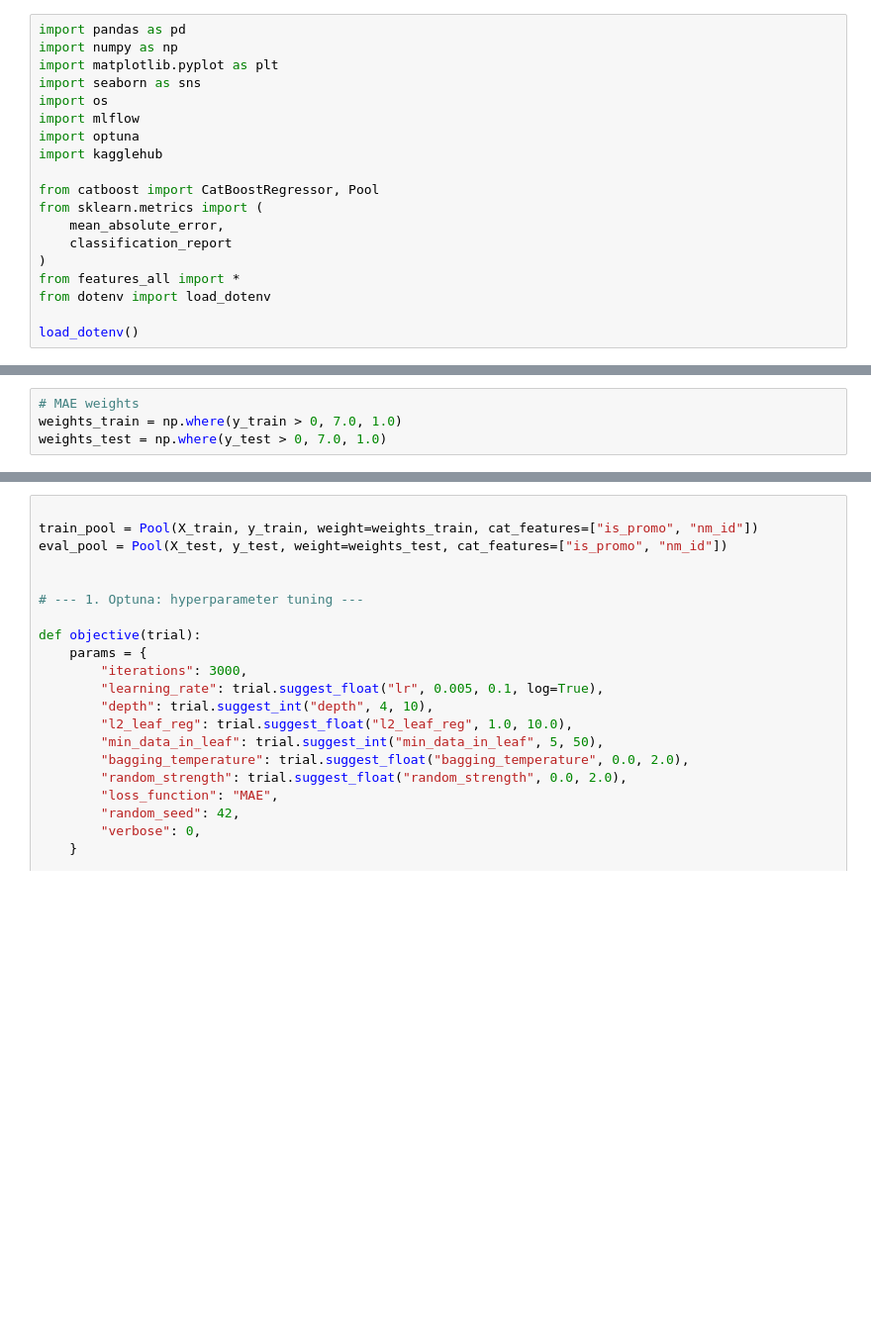
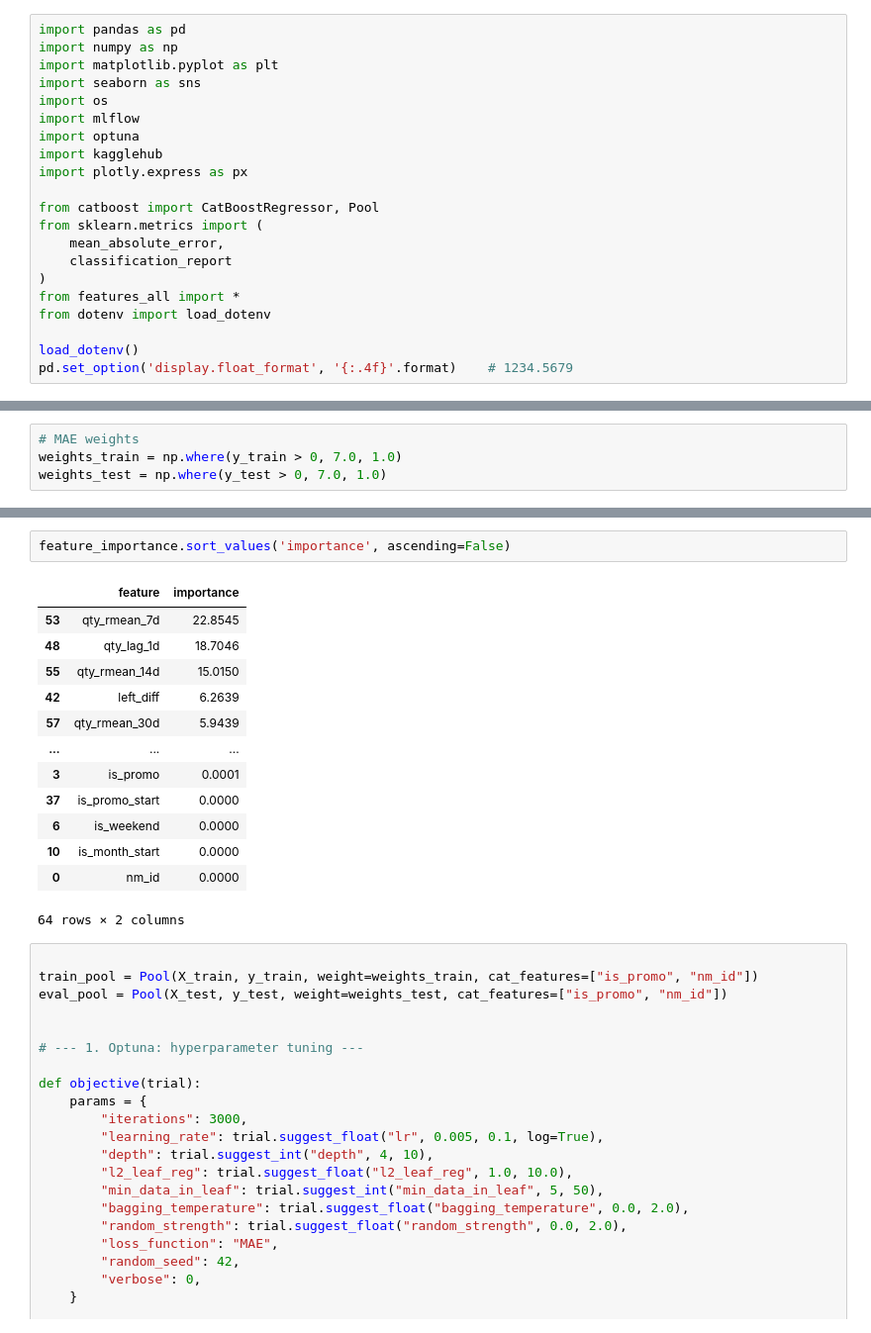
Before and after one commit to Vladislavbro/retail-sales-prediction, a Jupyter notebook: main.ipynb, the cells around one changed output, grey strips where cells are left out. Shown at 99% size. Cells and saved outputs as stored; diff of their text form; blank space fills up the shorter version.

```diff
--- a/main.ipynb
+++ b/main.ipynb
@@ -7,6 +7,7 @@ import os
 import mlflow
 import optuna
 import kagglehub
+import plotly.express as px
 
 from catboost import CatBoostRegressor, Pool
 from sklearn.metrics import (
@@ -17,3 +18,4 @@ from features_all import *
 from dotenv import load_dotenv
 
 load_dotenv()
+pd.set_option('display.float_format', '{:.4f}'.format)    # 1234.5679
@@ -200,3 +198,19 @@ Shrink model to first 282 iterations.
+# %%
+feature_importance.sort_values('importance', ascending=False)
+# %% [output]
+|  | feature | importance |
+| 53 | qty_rmean_7d | 22.8545 |
+| 48 | qty_lag_1d | 18.7046 |
+| 55 | qty_rmean_14d | 15.0150 |
+| 42 | left_diff | 6.2639 |
+| 57 | qty_rmean_30d | 5.9439 |
+| ... | ... | ... |
+| 3 | is_promo | 0.0001 |
+| 37 | is_promo_start | 0.0000 |
+| 6 | is_weekend | 0.0000 |
+| 10 | is_month_start | 0.0000 |
+| 0 | nm_id | 0.0000 |
+64 rows × 2 columns
 # %%
 
 train_pool = Pool(X_train, y_train, weight=weights_train, cat_features=["is_promo", "nm_id"])
```
Also changed, not shown: parts of 3 cells of this notebook.
